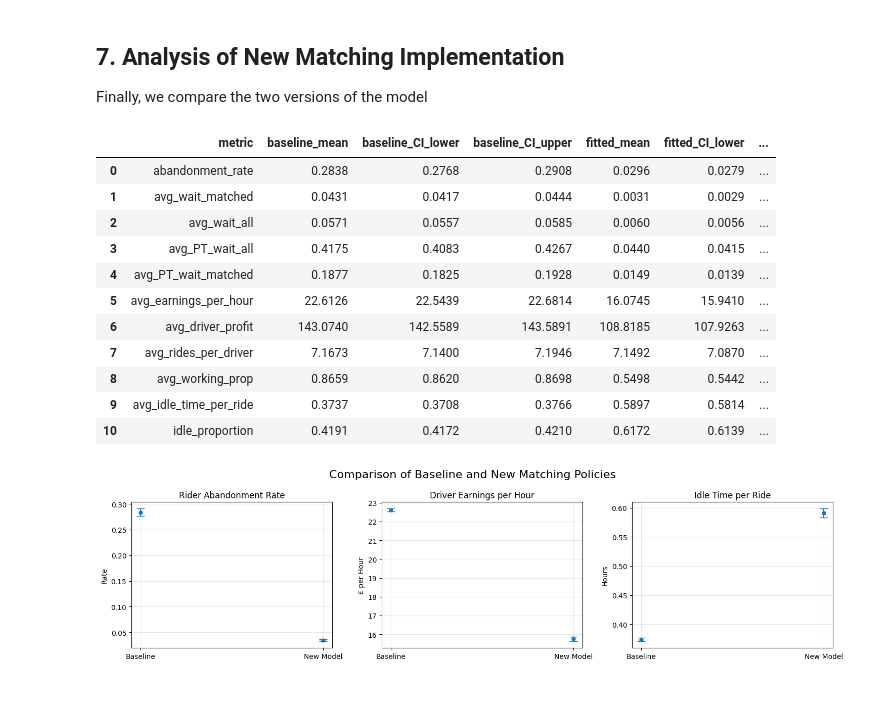
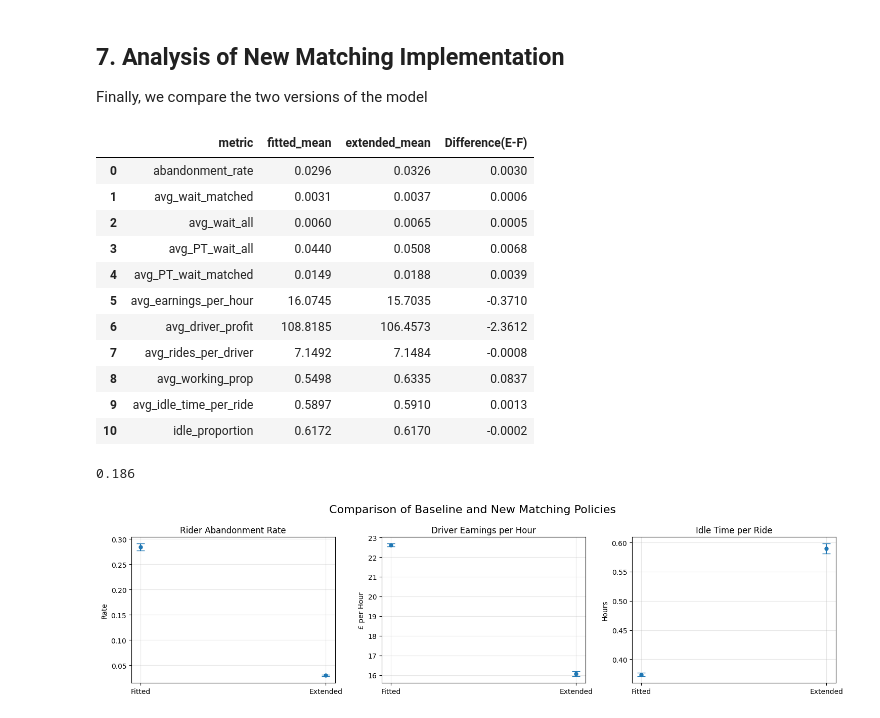
Before and after one commit to ekfortin9059/Simulation-Group-Project-1, a Jupyter notebook: improvement1.ipynb, the cells around one changed output. Saved outputs shown, nothing was run; the diff lists cells and outputs as text; code cells hidden in the pictures.

```diff
--- a/improvement1.ipynb
+++ b/improvement1.ipynb
@@ -810,30 +810,34 @@ comparison_df = pd.DataFrame(rows)
 comparison_df["Difference(B-F)"] = (
     comparison_df["baseline_mean"] - comparison_df["fitted_mean"]
 )
-comparison_df["Difference(F-E)"] = (
-    comparison_df["fitted_mean"] - comparison_df["extended_mean"]
+comparison_df["Difference(E-F)"] = (
+    comparison_df["extended_mean"] - comparison_df["fitted_mean"]
 )
 
 
-comparison_df.round(4)
+comparison_df.round(4)[['metric','fitted_mean', 'extended_mean',  'Difference(E-F)']]
 # %% [output]
-|  | metric | baseline_mean | baseline_CI_lower | baseline_CI_upper | fitted_mean | fitted_CI_lower | ... |
-| 0 | abandonment_rate | 0.2838 | 0.2768 | 0.2908 | 0.0296 | 0.0279 | ... |
-| 1 | avg_wait_matched | 0.0431 | 0.0417 | 0.0444 | 0.0031 | 0.0029 | ... |
-| 2 | avg_wait_all | 0.0571 | 0.0557 | 0.0585 | 0.0060 | 0.0056 | ... |
-| 3 | avg_PT_wait_all | 0.4175 | 0.4083 | 0.4267 | 0.0440 | 0.0415 | ... |
-| 4 | avg_PT_wait_matched | 0.1877 | 0.1825 | 0.1928 | 0.0149 | 0.0139 | ... |
-| 5 | avg_earnings_per_hour | 22.6126 | 22.5439 | 22.6814 | 16.0745 | 15.9410 | ... |
-| 6 | avg_driver_profit | 143.0740 | 142.5589 | 143.5891 | 108.8185 | 107.9263 | ... |
-| 7 | avg_rides_per_driver | 7.1673 | 7.1400 | 7.1946 | 7.1492 | 7.0870 | ... |
-| 8 | avg_working_prop | 0.8659 | 0.8620 | 0.8698 | 0.5498 | 0.5442 | ... |
-| 9 | avg_idle_time_per_ride | 0.3737 | 0.3708 | 0.3766 | 0.5897 | 0.5814 | ... |
-| 10 | idle_proportion | 0.4191 | 0.4172 | 0.4210 | 0.6172 | 0.6139 | ... |
+|  | metric | fitted_mean | extended_mean | Difference(E-F) |
+| 0 | abandonment_rate | 0.0296 | 0.0326 | 0.0030 |
+| 1 | avg_wait_matched | 0.0031 | 0.0037 | 0.0006 |
+| 2 | avg_wait_all | 0.0060 | 0.0065 | 0.0005 |
+| 3 | avg_PT_wait_all | 0.0440 | 0.0508 | 0.0068 |
+| 4 | avg_PT_wait_matched | 0.0149 | 0.0188 | 0.0039 |
+| 5 | avg_earnings_per_hour | 16.0745 | 15.7035 | -0.3710 |
+| 6 | avg_driver_profit | 108.8185 | 106.4573 | -2.3612 |
+| 7 | avg_rides_per_driver | 7.1492 | 7.1484 | -0.0008 |
+| 8 | avg_working_prop | 0.5498 | 0.6335 | 0.0837 |
+| 9 | avg_idle_time_per_ride | 0.5897 | 0.5910 | 0.0013 |
+| 10 | idle_proportion | 0.6172 | 0.6170 | -0.0002 |
+# %%
+.0031*60
+# %% [output]
+0.186
 # %%
 # function to extract mean and CI
 def extract(metric):
     base = summary_bm[metric]
-    imp = summary_nm[metric]
+    imp = summary_fitted[metric]
 
     means = [base["mean"], imp["mean"]]
     lower = [base["mean"] - base["CI_lower"], imp["mean"] - imp["CI_lower"]]
@@ -844,35 +848,35 @@ def extract(metric):
 
 fig, axes = plt.subplots(1,3, figsize=(15,4))
 
-labels = ["Baseline","New Model"]
+labels = ["Fitted","Extended"]
 
 # Rider Experience
 means, err = extract("abandonment_rate")
 
 axes[0].errorbar(labels, means, yerr=err, fmt="o", markersize=5, capsize=6)
 axes[0].set_title("Rider Abandonment Rate")
 axes[0].set_ylabel("Rate")
 axes[0].grid(alpha=0.3)
 
 # Platform Performance
 means, err = extract("avg_earnings_per_hour")
 
 axes[1].errorbar(labels, means, yerr=err, fmt="o", markersize=5, capsize=6)
 axes[1].set_title("Driver Earnings per Hour")
 axes[1].set_ylabel("£ per Hour")
 axes[1].grid(alpha=0.3)
 
 # Driver Fairness
 means, err = extract("avg_idle_time_per_ride")
 
 axes[2].errorbar(labels, means, yerr=err, fmt="o", markersize=5, capsize=6)
 axes[2].set_title("Idle Time per Ride")
 axes[2].set_ylabel("Hours")
 axes[2].grid(alpha=0.3)
 
 plt.suptitle("Comparison of Baseline and New Matching Policies", fontsize=16)
 
 plt.tight_layout()
 plt.show()
 # %% [output]
-[figure, old version]
+[figure, new version]
```
Also changed, not shown: parts of 2 cells of this notebook.
